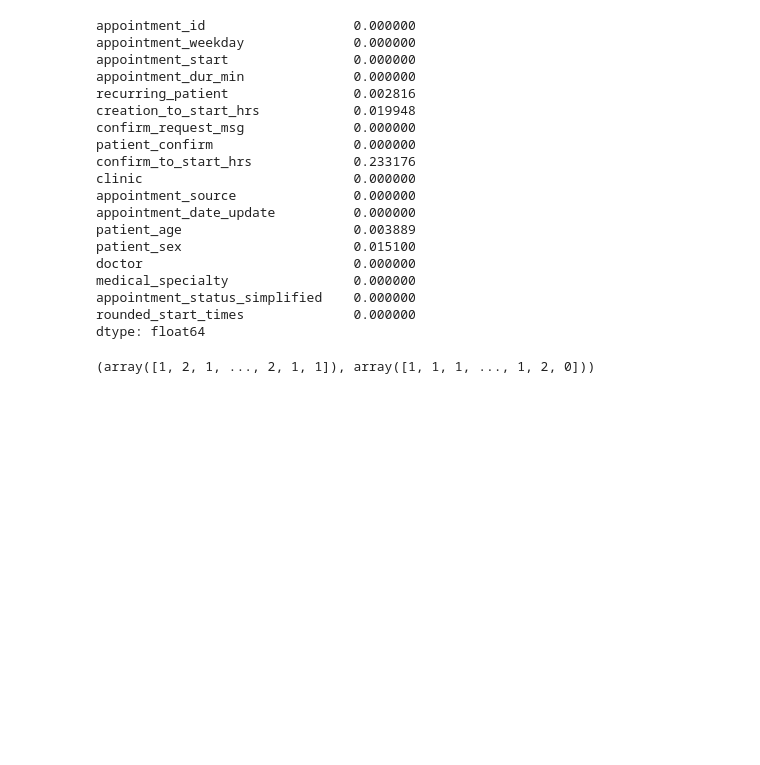
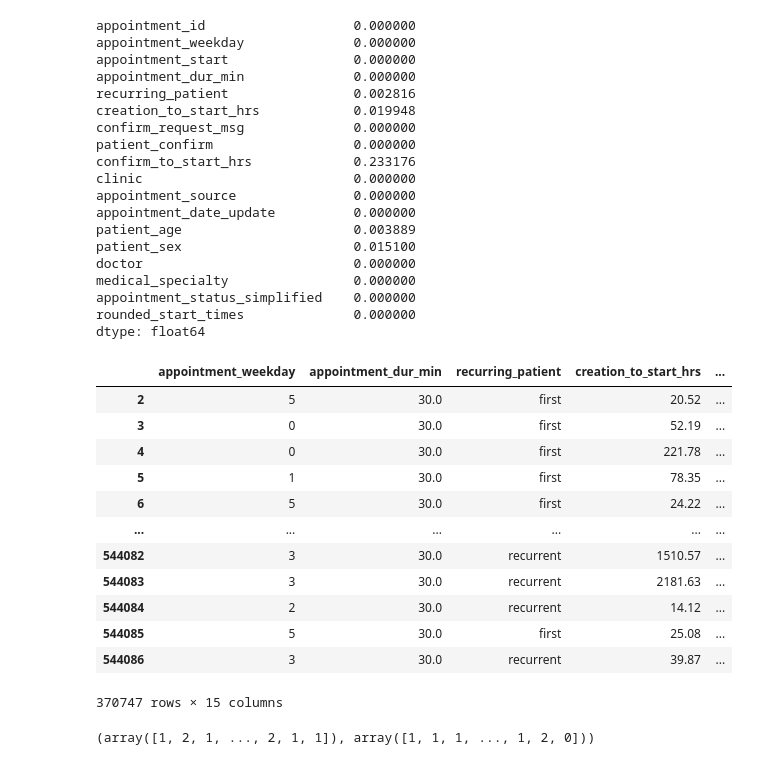
Before and after one commit to robperch/IEOR_Capstone, a Jupyter notebook: notebooks/model/model.ipynb, the cells around one changed output. Drawn from its saved outputs; the diff is of its cells as text; code cells hidden in the pictures; blank space fills up the shorter version.

```diff
--- a/notebooks/model/model.ipynb
+++ b/notebooks/model/model.ipynb
@@ -129,6 +130,22 @@ df.drop(columns = ['appointment_id', 'appointment_start'], inplace = True)
 # %%
 X = df.drop(columns = ['appointment_status_simplified'])
 y = df['appointment_status_simplified']
+# %%
+X
+# %% [output]
+|  | appointment_weekday | appointment_dur_min | recurring_patient | creation_to_start_hrs | ... |
+| 2 | 5 | 30.0 | first | 20.52 | ... |
+| 3 | 0 | 30.0 | first | 52.19 | ... |
+| 4 | 0 | 30.0 | first | 221.78 | ... |
+| 5 | 1 | 30.0 | first | 78.35 | ... |
+| 6 | 5 | 30.0 | first | 24.22 | ... |
+| ... | ... | ... | ... | ... | ... |
+| 544082 | 3 | 30.0 | recurrent | 1510.57 | ... |
+| 544083 | 3 | 30.0 | recurrent | 2181.63 | ... |
+| 544084 | 2 | 30.0 | recurrent | 14.12 | ... |
+| 544085 | 5 | 30.0 | first | 25.08 | ... |
+| 544086 | 3 | 30.0 | recurrent | 39.87 | ... |
+370747 rows × 15 columns
 # %%
 X_train, X_test, y_train_old, y_test_old = train_test_split(X, y, test_size=0.25, random_state=42)
 # %%
```
Also changed, not shown: parts of 33 cells of this notebook.
